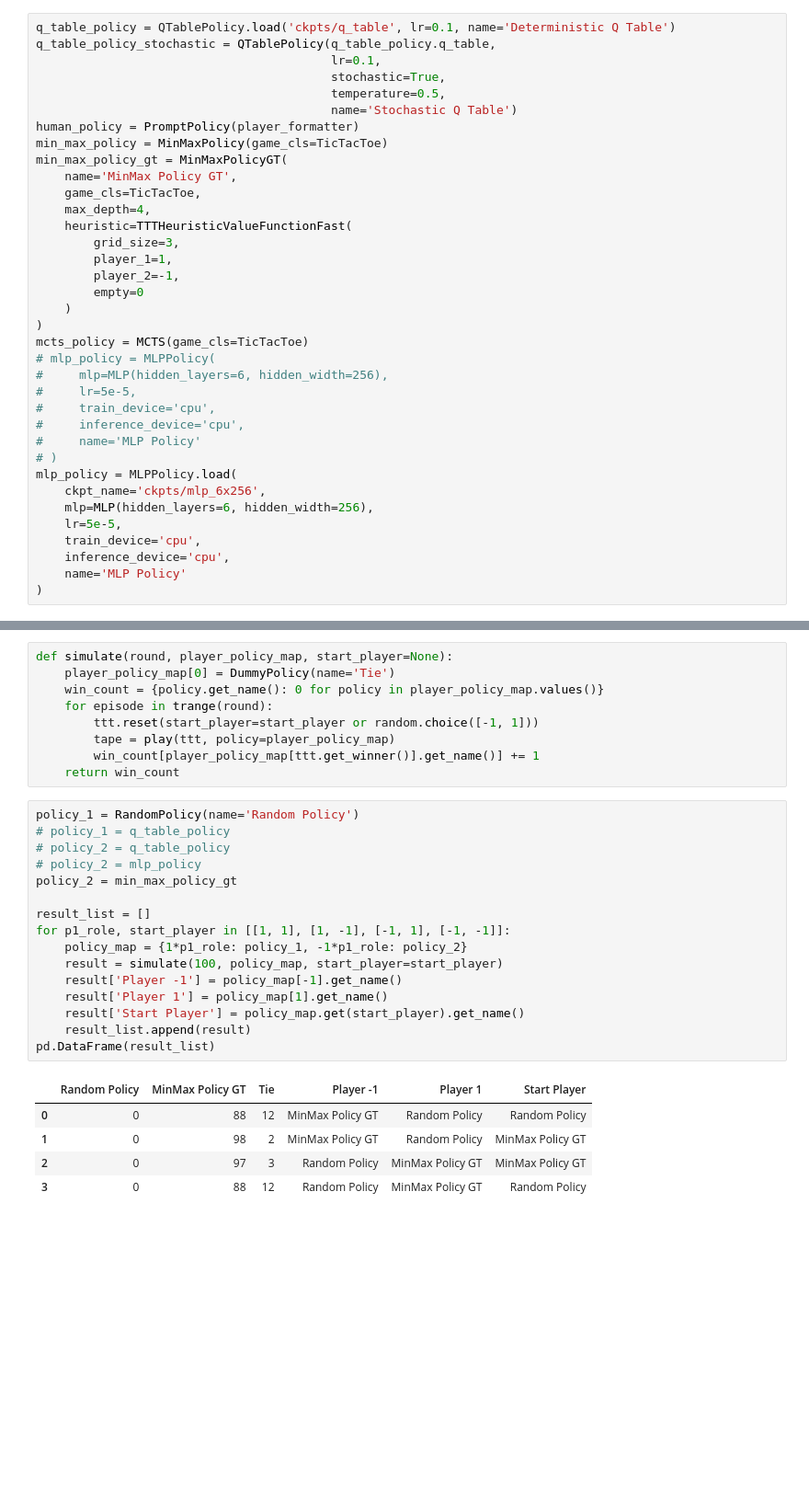
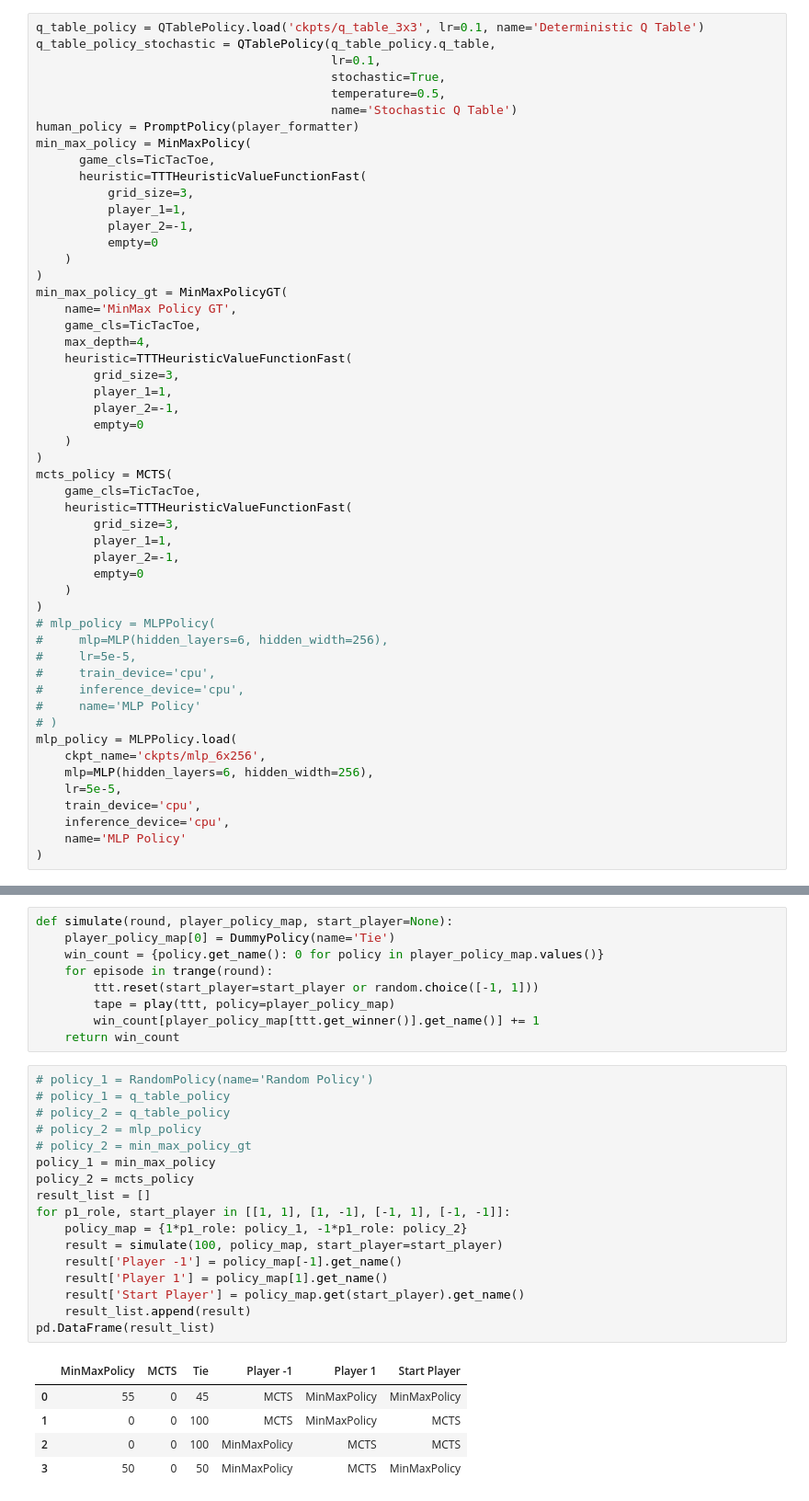
Before and after one commit to shibo1234/gomoku, a Jupyter notebook: RL Training.ipynb, the cells around one changed output, grey strips where cells are left out. Shown at 92% size. Cells and saved outputs as stored; diff of their text form; blank space fills up the shorter version.

```diff
--- a/RL Training.ipynb
+++ b/RL Training.ipynb
@@ -42,14 +42,22 @@ ttt.render()
 |   |   |   |
 +---+---+---+
 # %%
-q_table_policy = QTablePolicy.load('ckpts/q_table', lr=0.1, name='Deterministic Q Table')
+q_table_policy = QTablePolicy.load('ckpts/q_table_3x3', lr=0.1, name='Deterministic Q Table')
 q_table_policy_stochastic = QTablePolicy(q_table_policy.q_table,
                                          lr=0.1,
                                          stochastic=True,
                                          temperature=0.5,
                                          name='Stochastic Q Table')
 human_policy = PromptPolicy(player_formatter)
-min_max_policy = MinMaxPolicy(game_cls=TicTacToe)
+min_max_policy = MinMaxPolicy(
+      game_cls=TicTacToe,
+      heuristic=TTTHeuristicValueFunctionFast(
+          grid_size=3,
+          player_1=1,
+          player_2=-1,
+          empty=0
+    )
+)
 min_max_policy_gt = MinMaxPolicyGT(
     name='MinMax Policy GT',
     game_cls=TicTacToe,
@@ -61,7 +69,15 @@ min_max_policy_gt = MinMaxPolicyGT(
         empty=0
     )
 )
-mcts_policy = MCTS(game_cls=TicTacToe)
+mcts_policy = MCTS(
+    game_cls=TicTacToe,
+    heuristic=TTTHeuristicValueFunctionFast(
+        grid_size=3,
+        player_1=1,
+        player_2=-1,
+        empty=0
+    )
+)
 # mlp_policy = MLPPolicy(
 #     mlp=MLP(hidden_layers=6, hidden_width=256),
 #     lr=5e-5,
@@ -232,24 +267,25 @@ def simulate(round, player_policy_map, start_player=None):
         win_count[player_policy_map[ttt.get_winner()].get_name()] += 1
     return win_count
 # %%
-policy_1 = RandomPolicy(name='Random Policy')
+# policy_1 = RandomPolicy(name='Random Policy')
 # policy_1 = q_table_policy
 # policy_2 = q_table_policy
 # policy_2 = mlp_policy
-policy_2 = min_max_policy_gt
-
+# policy_2 = min_max_policy_gt
+policy_1 = min_max_policy
+policy_2 = mcts_policy
 result_list = []
 for p1_role, start_player in [[1, 1], [1, -1], [-1, 1], [-1, -1]]:
     policy_map = {1*p1_role: policy_1, -1*p1_role: policy_2}
     result = simulate(100, policy_map, start_player=start_player)
     result['Player -1'] = policy_map[-1].get_name()
     result['Player 1'] = policy_map[1].get_name()
     result['Start Player'] = policy_map.get(start_player).get_name()
     result_list.append(result)
 pd.DataFrame(result_list)
 # %% [output]
-|  | Random Policy | MinMax Policy GT | Tie | Player -1 | Player 1 | Start Player |
-| 0 | 0 | 88 | 12 | MinMax Policy GT | Random Policy | Random Policy |
-| 1 | 0 | 98 | 2 | MinMax Policy GT | Random Policy | MinMax Policy GT |
-| 2 | 0 | 97 | 3 | Random Policy | MinMax Policy GT | MinMax Policy GT |
-| 3 | 0 | 88 | 12 | Random Policy | MinMax Policy GT | Random Policy |
+|  | MinMaxPolicy | MCTS | Tie | Player -1 | Player 1 | Start Player |
+| 0 | 55 | 0 | 45 | MCTS | MinMaxPolicy | MinMaxPolicy |
+| 1 | 0 | 0 | 100 | MCTS | MinMaxPolicy | MCTS |
+| 2 | 0 | 0 | 100 | MinMaxPolicy | MCTS | MCTS |
+| 3 | 50 | 0 | 50 | MinMaxPolicy | MCTS | MinMaxPolicy |
```
Also changed, not shown: parts of 3 cells of this notebook, 21 other files.
